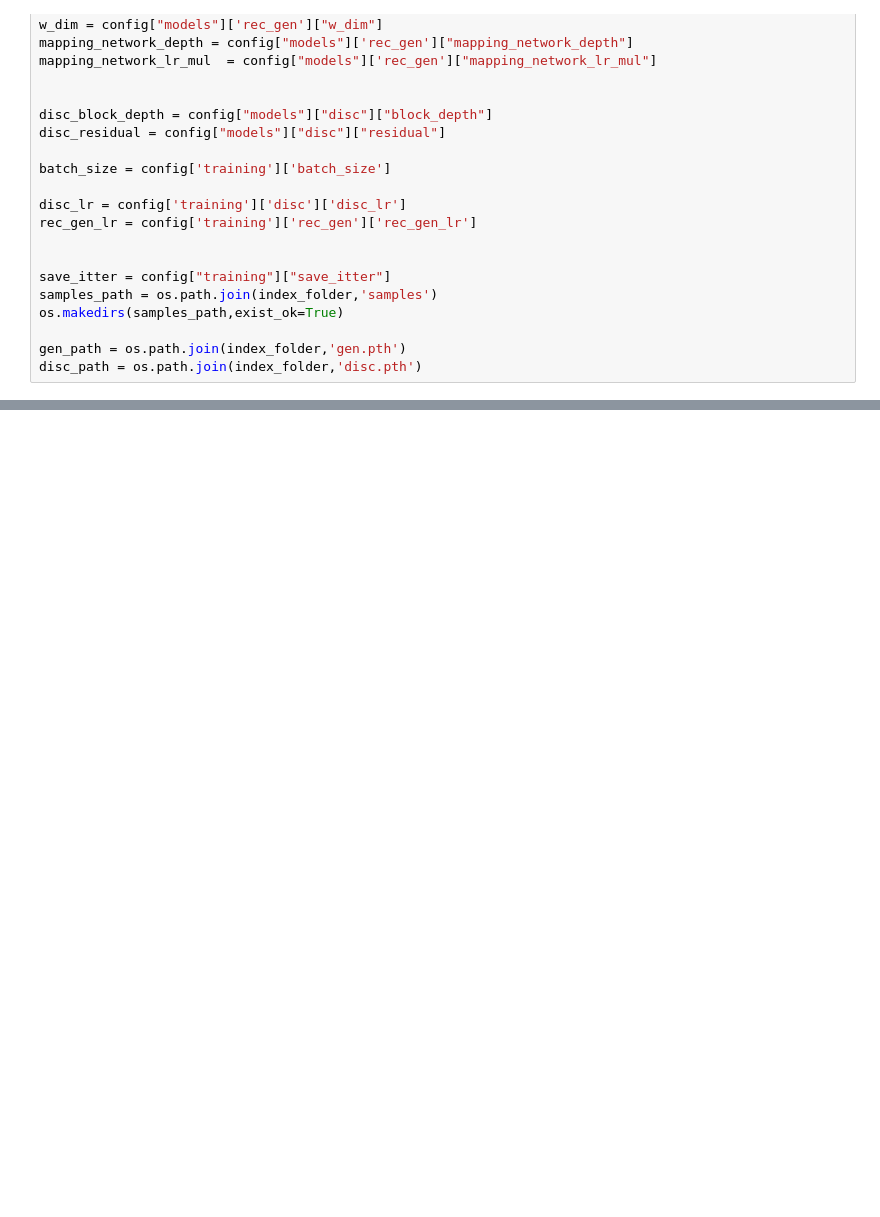
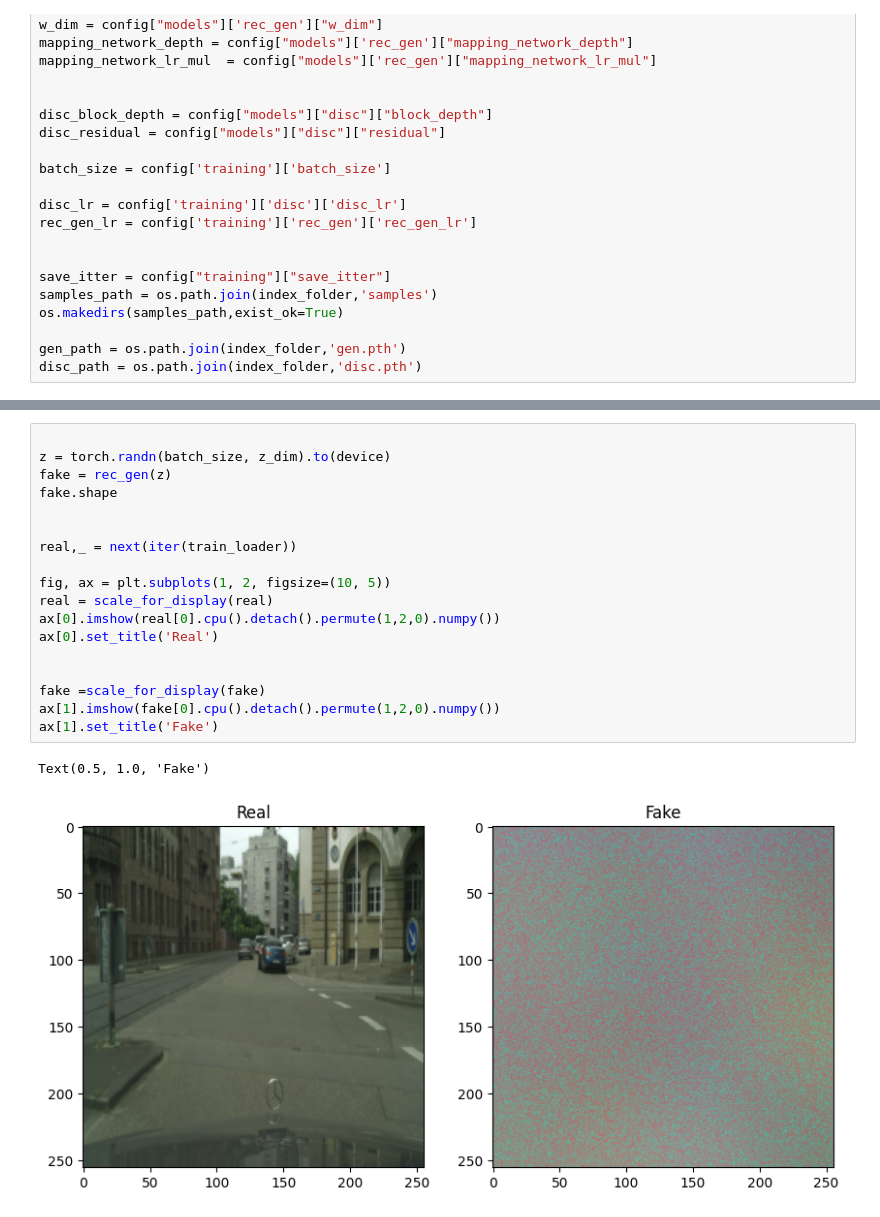
Before and after one commit to Ilias-Paralikas/Unsupervised-Learning, a Jupyter notebook: train.ipynb, the cells around one changed output, grey strips where cells are left out. Saved outputs shown, nothing was run; the diff lists cells and outputs as text; blank space fills up the shorter version.

```diff
--- a/train.ipynb
+++ b/train.ipynb
@@ -171,3 +171,24 @@ for epoch in range(0,epochs):
             # 1. Save to disk (replaces plt.savefig)
             img_path = os.path.join(samples_path, epoch_root, f'{i}.png')
             vutils.save_image(grid, img_path)
+# %%
+
+z = torch.randn(batch_size, z_dim).to(device)
+fake = rec_gen(z)
+fake.shape
+
+
+real,_ = next(iter(train_loader))
+
+fig, ax = plt.subplots(1, 2, figsize=(10, 5))
+real = scale_for_display(real)
+ax[0].imshow(real[0].cpu().detach().permute(1,2,0).numpy())
+ax[0].set_title('Real')
+
+
+fake =scale_for_display(fake)
+ax[1].imshow(fake[0].cpu().detach().permute(1,2,0).numpy())
+ax[1].set_title('Fake')
+# %% [output]
+Text(0.5, 1.0, 'Fake')
+[figure, added]
```
Also changed, not shown: parts of 4 cells of this notebook, 2 other files.
